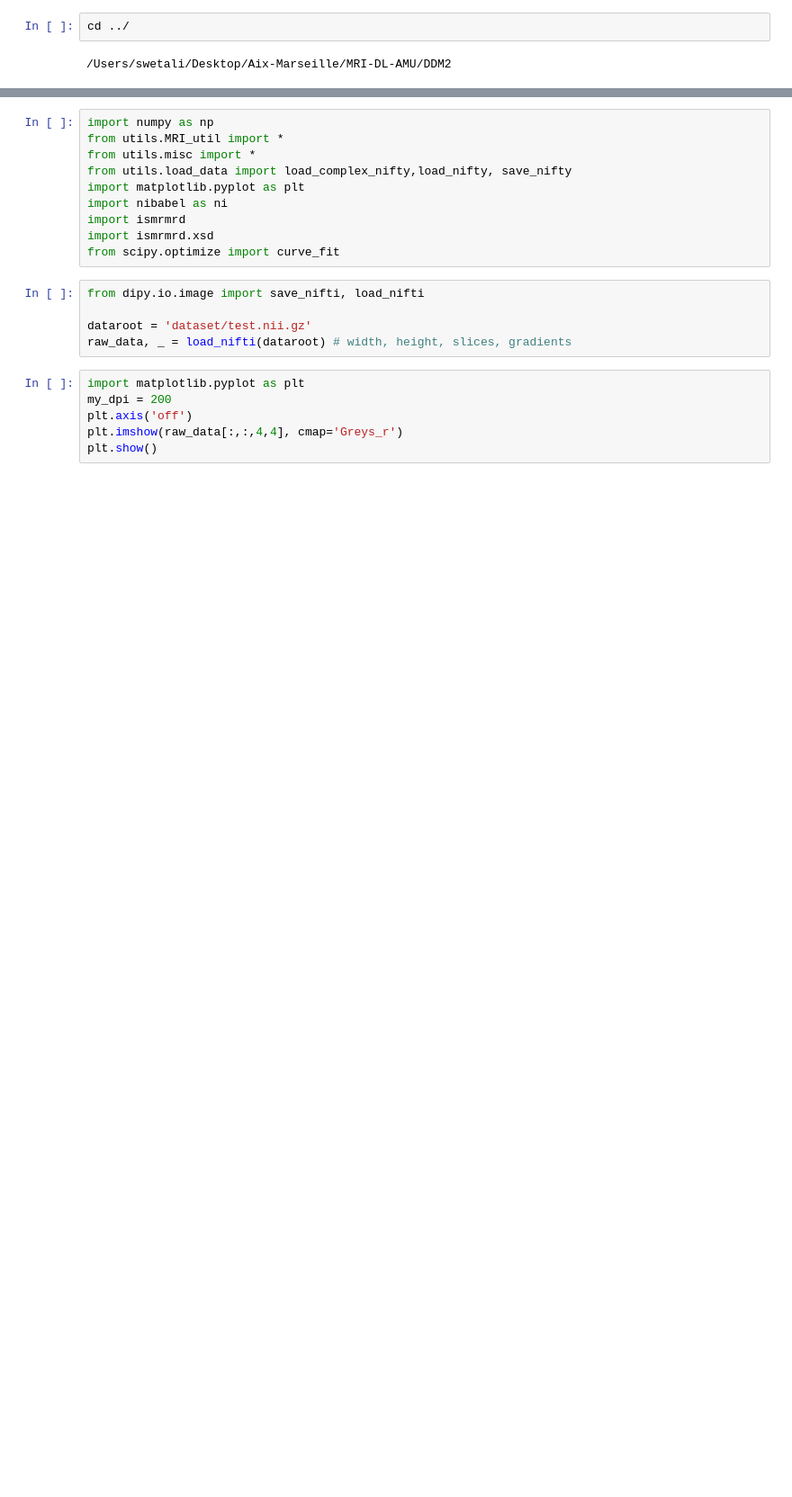
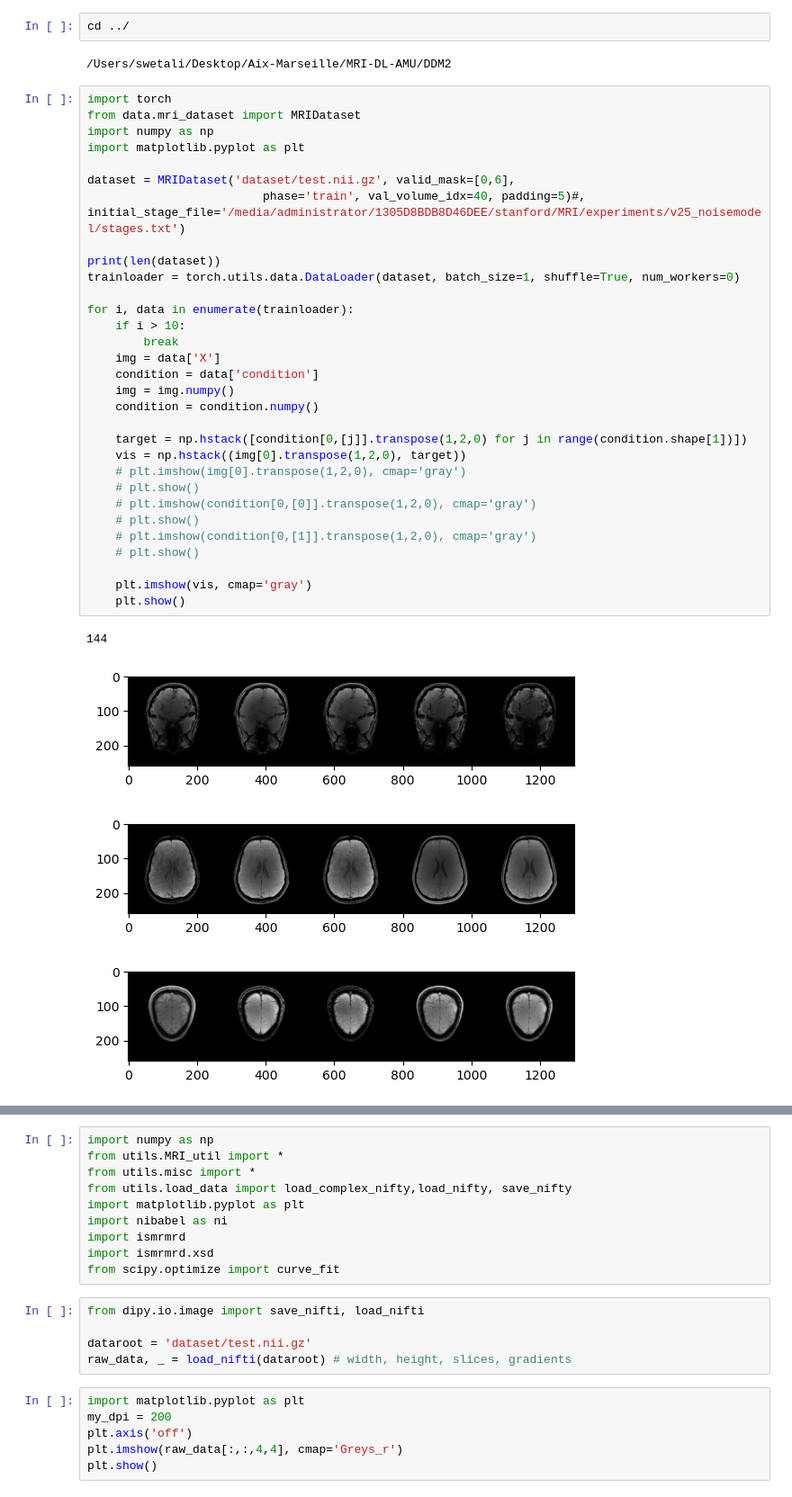
Before and after one commit to thechidiya/DDM2, a Jupyter notebook: notebook/Reconstruct_raki.py.ipynb, the cells around one changed output, grey strips where cells are left out. Shown: that part at 90% size. Saved outputs shown, nothing was run; the diff lists cells and outputs as text; blank space fills up the shorter version.

```diff
--- a/notebook/Reconstruct_raki.py.ipynb
+++ b/notebook/Reconstruct_raki.py.ipynb
@@ -2,3 +2,39 @@
 cd ../
 # %% [output]
 /Users/swetali/Desktop/Aix-Marseille/MRI-DL-AMU/DDM2
+# %%
+import torch
+from data.mri_dataset import MRIDataset
+import numpy as np
+import matplotlib.pyplot as plt
+
+dataset = MRIDataset('dataset/test.nii.gz', valid_mask=[0,6],
+                         phase='train', val_volume_idx=40, padding=5)#, initial_stage_file='/media/administrator/1305D8BDB8D46DEE/stanford/MRI/experiments/v25_noisemodel/stages.txt')
+
+print(len(dataset))
+trainloader = torch.utils.data.DataLoader(dataset, batch_size=1, shuffle=True, num_workers=0)
+
+for i, data in enumerate(trainloader):
+    if i > 10:
+        break
+    img = data['X']
+    condition = data['condition']
+    img = img.numpy()
+    condition = condition.numpy()
+
+    target = np.hstack([condition[0,[j]].transpose(1,2,0) for j in range(condition.shape[1])])
+    vis = np.hstack((img[0].transpose(1,2,0), target))
+    # plt.imshow(img[0].transpose(1,2,0), cmap='gray')
+    # plt.show()
+    # plt.imshow(condition[0,[0]].transpose(1,2,0), cmap='gray')
+    # plt.show()
+    # plt.imshow(condition[0,[1]].transpose(1,2,0), cmap='gray')
+    # plt.show()
+
+    plt.imshow(vis, cmap='gray')
+    plt.show()
+# %% [output]
+144
+[figure, added]
+[figure, added]
+[figure, added]
```
Also changed, not shown: parts of 1 cell of this notebook, 4 other files.
